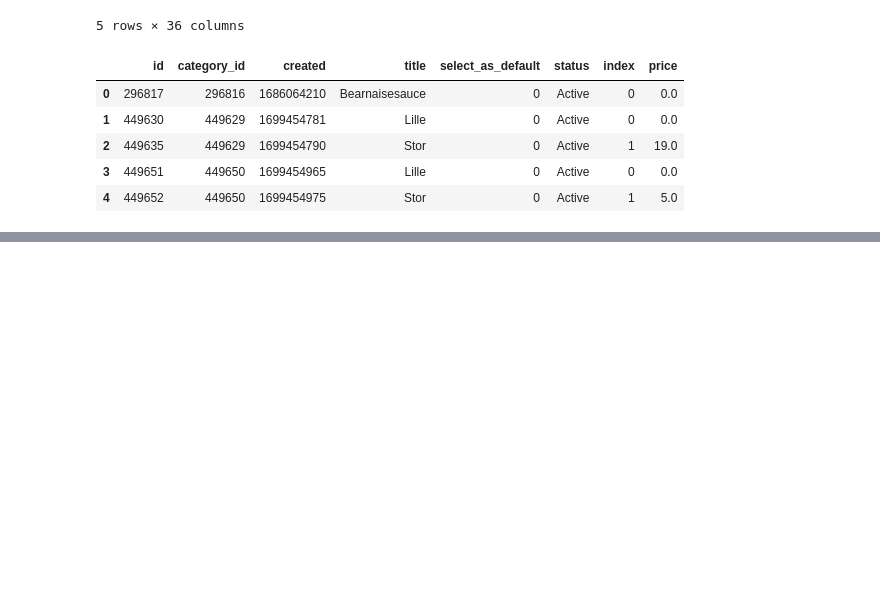
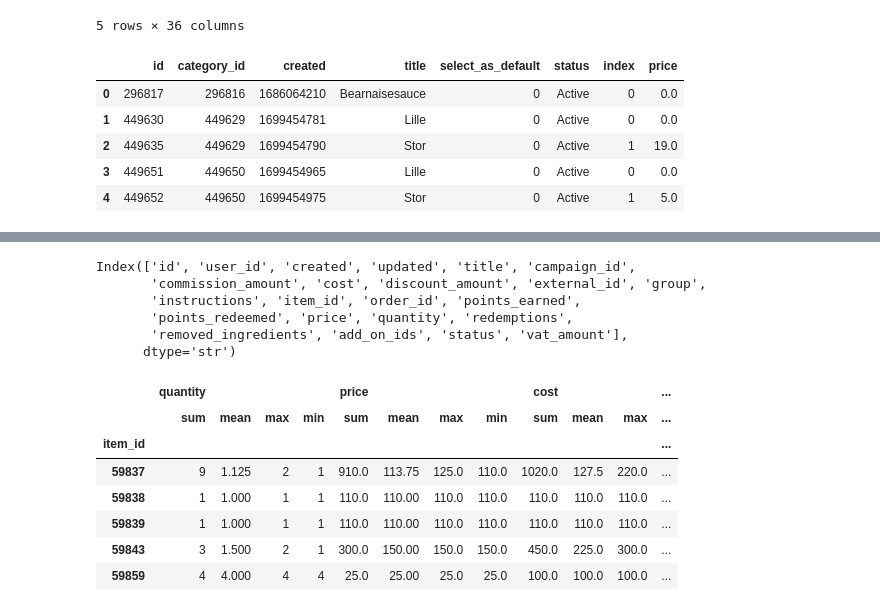
Before and after one commit to GM-Sniper/EagleEye, a Jupyter notebook: src/analysis.ipynb, the cells around one changed output, grey strips where cells are left out. Drawn from its saved outputs; the diff is of its cells as text; code cells hidden in the pictures; blank space fills up the shorter version.

```diff
--- a/src/analysis.ipynb
+++ b/src/analysis.ipynb
@@ -57,0 +302,24 @@ dim_menu_item_add_ons.head()
+# %%
+fct_order_items.columns
+# %% [output]
+Index(['id', 'user_id', 'created', 'updated', 'title', 'campaign_id',
+       'commission_amount', 'cost', 'discount_amount', 'external_id', 'group',
+       'instructions', 'item_id', 'order_id', 'points_earned',
+       'points_redeemed', 'price', 'quantity', 'redemptions',
+       'removed_ingredients', 'add_on_ids', 'status', 'vat_amount'],
+      dtype='str')
+# %%
+#Lets start with order items analysis
+#Aggregate per item statistics
+df = fct_order_items.groupby(fct_order_items["item_id"])
+per_item_stats = df[["quantity", "price", "cost"]].agg(['sum', 'mean', 'max', 'min'])
+per_item_stats.head()
+# %% [output]
+|  | quantity |  |  |  | price |  |  |  | cost |  |  | ... |
+|  | sum | mean | max | min | sum | mean | max | min | sum | mean | max | ... |
+| item_id |  |  |  |  |  |  |  |  |  |  |  | ... |
+| 59837 | 9 | 1.125 | 2 | 1 | 910.0 | 113.75 | 125.0 | 110.0 | 1020.0 | 127.5 | 220.0 | ... |
+| 59838 | 1 | 1.000 | 1 | 1 | 110.0 | 110.00 | 110.0 | 110.0 | 110.0 | 110.0 | 110.0 | ... |
+| 59839 | 1 | 1.000 | 1 | 1 | 110.0 | 110.00 | 110.0 | 110.0 | 110.0 | 110.0 | 110.0 | ... |
+| 59843 | 3 | 1.500 | 2 | 1 | 300.0 | 150.00 | 150.0 | 150.0 | 450.0 | 225.0 | 300.0 | ... |
+| 59859 | 4 | 4.000 | 4 | 4 | 25.0 | 25.00 | 25.0 | 25.0 | 100.0 | 100.0 | 100.0 | ... |
```
Also changed, not shown: parts of 24 cells of this notebook.
